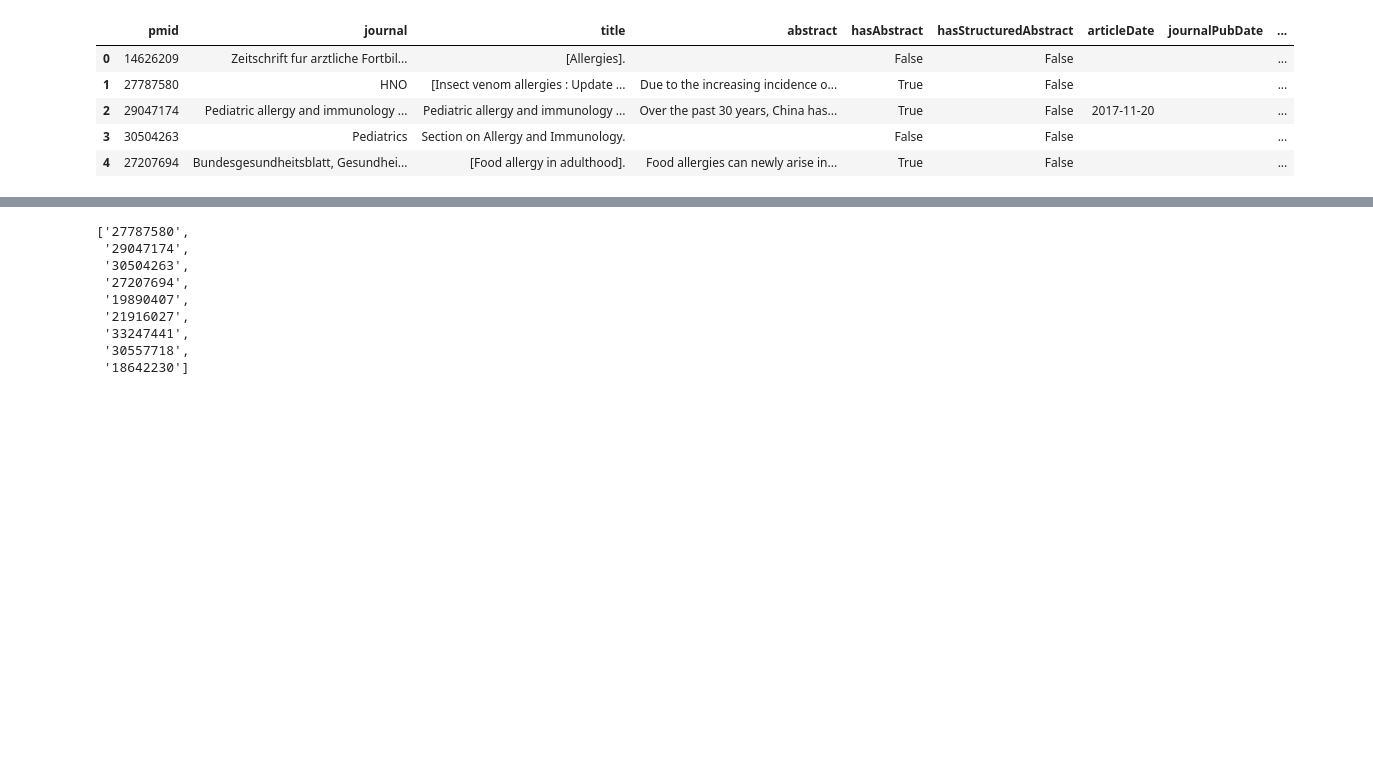
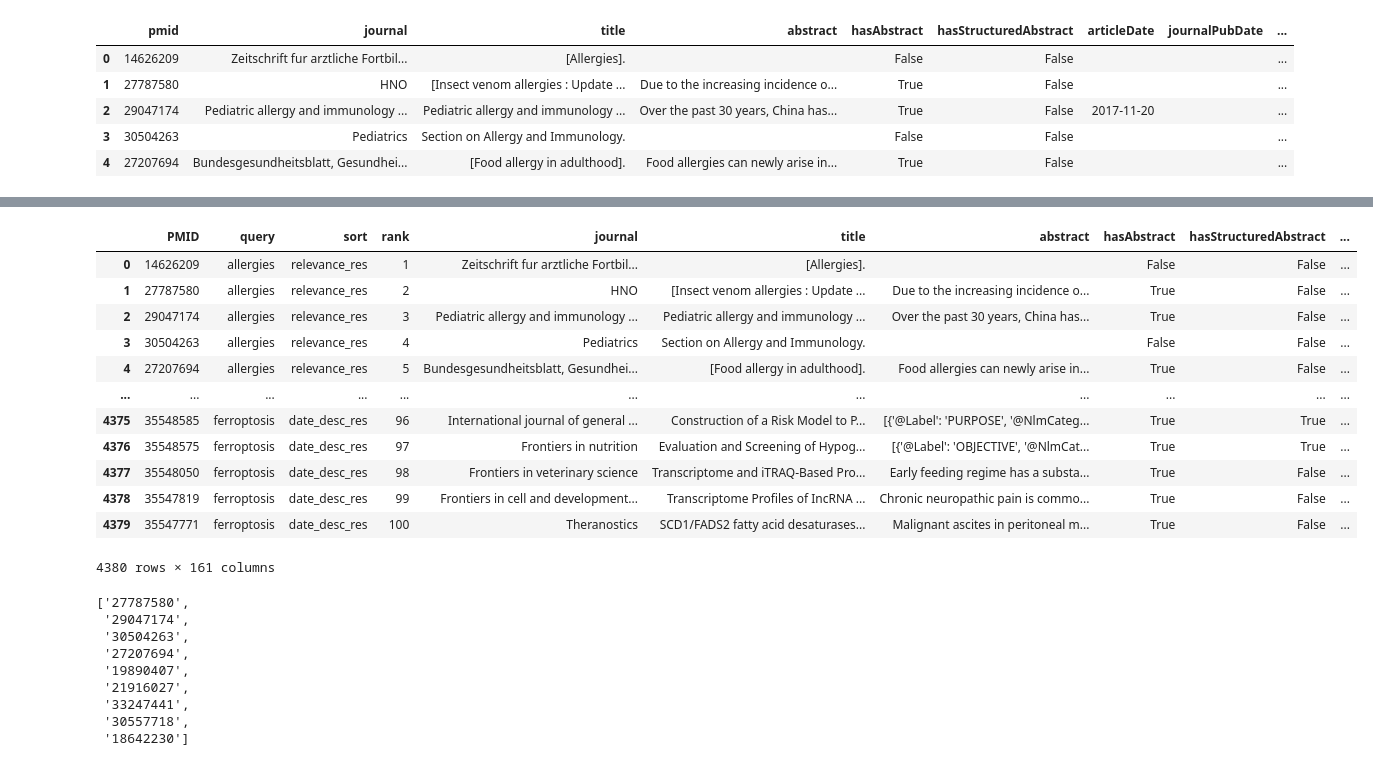
Before and after one commit to NCBI-Codeathons/pubmed-codeathon-team2, a Jupyter notebook: pubmed_bias2_examples.ipynb, the cells around one changed output, grey strips where cells are left out. Saved outputs shown, nothing was run; the diff lists cells and outputs as text; code cells hidden in the pictures; blank space fills up the shorter version.

Commit message:
aded merge for query

```diff
--- a/pubmed_bias2_examples.ipynb
+++ b/pubmed_bias2_examples.ipynb
@@ -143,3 +99,49 @@ query_meta_df
+# %%
+def organize_query(df_q,query):
+    df = pd.DataFrame(df_q.loc[query,'relevance_res'],columns=['PMID'])
+    df['query']=query
+    df['sort'] = 'relevance_res'
+    df['rank'] = df.index+1
+
+    df1 = pd.DataFrame(df_q.loc[query,'date_desc_res'],columns=['PMID'])
+    df1['query']=query
+    df1['sort'] = 'date_desc_res'
+    df1['rank'] = df1.index+1
+
+    return pd.concat([df,df1])
+
+def merge_query_meta(df1, df2):
+
+    row=0
+    for i in df1.index.to_list():
+        if row==0:
+            query_meta_df = organize_query(df1, i)
+            row +=1
+        else:
+            query_meta_df = pd.concat([query_meta_df, organize_query(df1, i)])
+            row+=1
+
+    query_meta_df.PMID = query_meta_df.PMID.astype(str)
+    df2.pmid = df2.pmid.astype(str)
+    return query_meta_df.merge(df2, left_on='PMID', right_on='pmid', how='left').drop(columns=['pmid'])
+
+df_new = merge_query_meta(new_df_obj.results, new_df_obj.data_full)
+# %%
+df_new
+# %% [output]
+|  | PMID | query | sort | rank | journal | title | abstract | hasAbstract | hasStructuredAbstract | ... |
+| 0 | 14626209 | allergies | relevance_res | 1 | Zeitschrift fur arztliche Fortbil... | [Allergies]. |  | False | False | ... |
+| 1 | 27787580 | allergies | relevance_res | 2 | HNO | [Insect venom allergies : Update ... | Due to the increasing incidence o... | True | False | ... |
+| 2 | 29047174 | allergies | relevance_res | 3 | Pediatric allergy and immunology ... | Pediatric allergy and immunology ... | Over the past 30 years, China has... | True | False | ... |
+| 3 | 30504263 | allergies | relevance_res | 4 | Pediatrics | Section on Allergy and Immunology. |  | False | False | ... |
+| 4 | 27207694 | allergies | relevance_res | 5 | Bundesgesundheitsblatt, Gesundhei... | [Food allergy in adulthood]. | Food allergies can newly arise in... | True | False | ... |
+| ... | ... | ... | ... | ... | ... | ... | ... | ... | ... | ... |
+| 4375 | 35548585 | ferroptosis | date_desc_res | 96 | International journal of general ... | Construction of a Risk Model to P... | [{'@Label': 'PURPOSE', '@NlmCateg... | True | True | ... |
+| 4376 | 35548575 | ferroptosis | date_desc_res | 97 | Frontiers in nutrition | Evaluation and Screening of Hypog... | [{'@Label': 'OBJECTIVE', '@NlmCat... | True | True | ... |
+| 4377 | 35548050 | ferroptosis | date_desc_res | 98 | Frontiers in veterinary science | Transcriptome and iTRAQ-Based Pro... | Early feeding regime has a substa... | True | False | ... |
+| 4378 | 35547819 | ferroptosis | date_desc_res | 99 | Frontiers in cell and development... | Transcriptome Profiles of IncRNA ... | Chronic neuropathic pain is commo... | True | False | ... |
+| 4379 | 35547771 | ferroptosis | date_desc_res | 100 | Theranostics | SCD1/FADS2 fatty acid desaturases... | Malignant ascites in peritoneal m... | True | False | ... |
+4380 rows × 161 columns
 # %%
 new_df_obj.samples.pmids[1:10]
 # %% [output]
```
Also changed, not shown: parts of 9 cells of this notebook, 1 other file.
